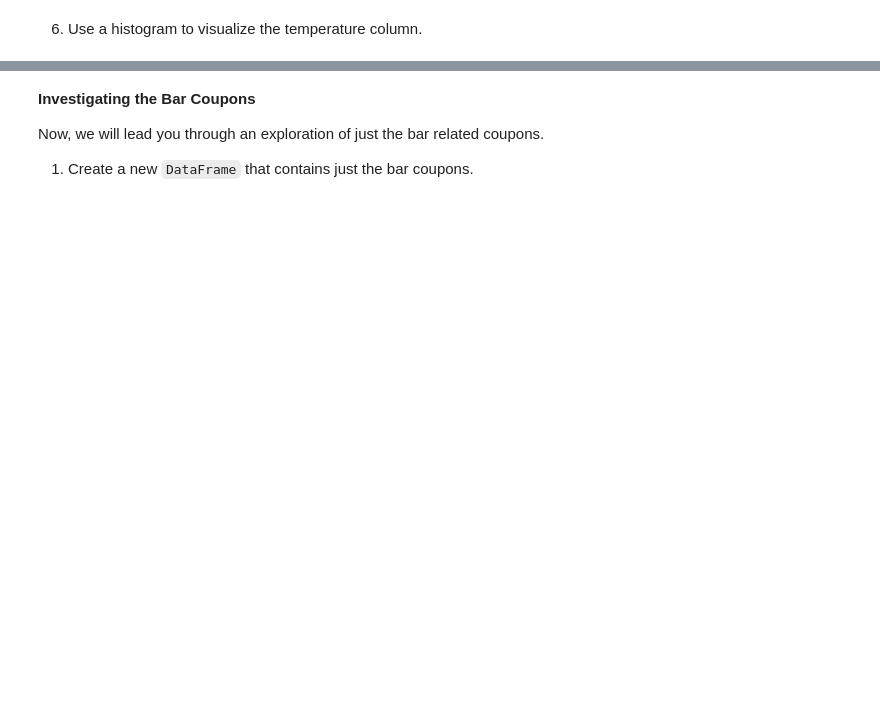
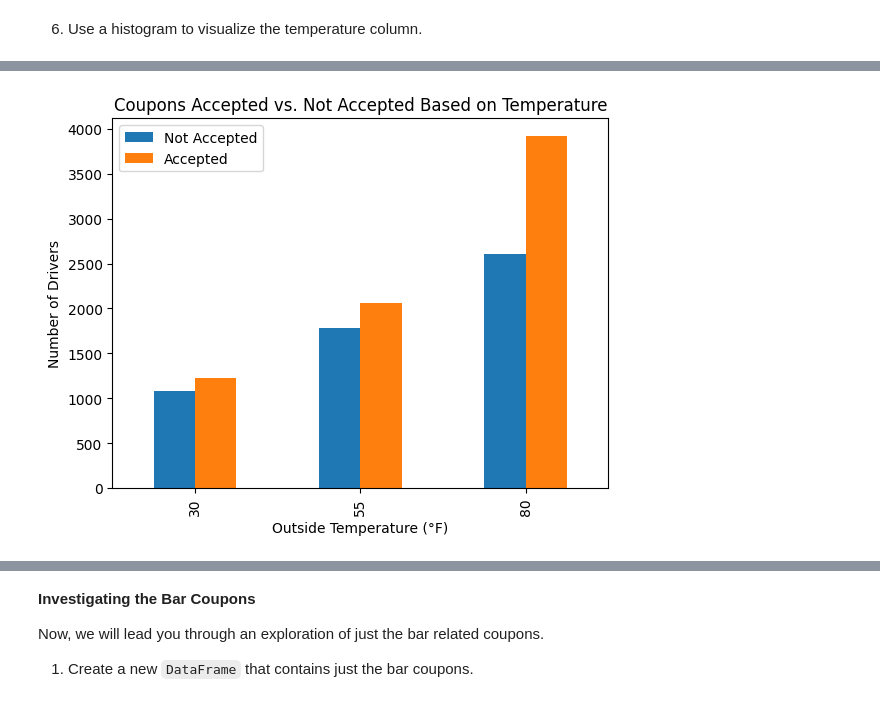
Before and after one commit to bytefirst7/practical_app1, a Jupyter notebook: prompt.ipynb, the cells around one changed output, grey strips where cells are left out. Drawn from its saved outputs; the diff is of its cells as text; code cells hidden in the pictures; blank space fills up the shorter version.

```diff
--- a/prompt.ipynb
+++ b/prompt.ipynb
@@ -164,0 +181,10 @@ plt.show()
+# %%
+grouped_df = data.groupby(['temperature', 'Accepted']).size().unstack()
+grouped_df.plot(kind="bar", stacked=False)
+plt.title("Coupons Accepted vs. Not Accepted Based on Temperature")
+plt.xlabel("Outside Temperature (°F)")
+plt.ylabel("Number of Drivers")
+plt.legend(["Not Accepted", "Accepted"])
+plt.show()
+# %% [output]
+[figure, added]
```
Also changed, not shown: parts of 13 cells of this notebook.
